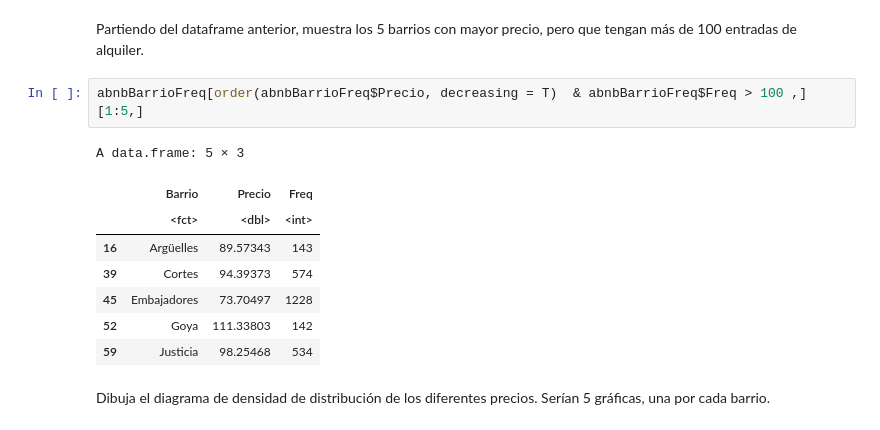
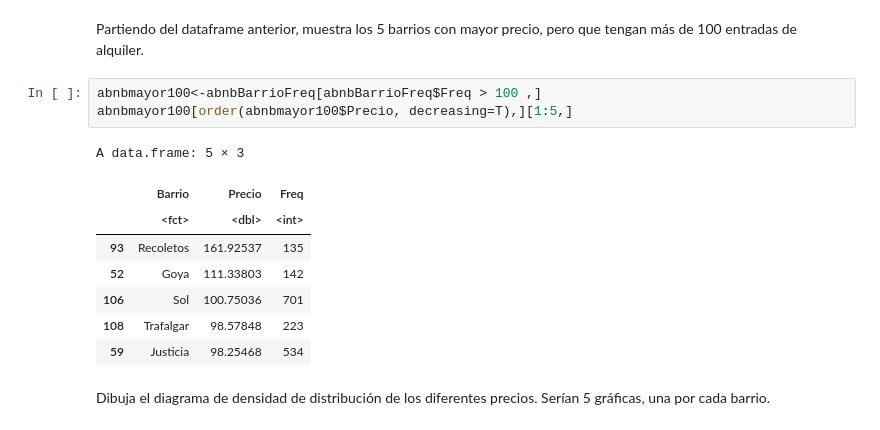
Before and after one commit to angelOlivares/estadisticaR, a Jupyter notebook: 0-PracticaFinal.ipynb, the cells around one changed output. Drawn from its saved outputs; the diff is of its cells as text.

```diff
--- a/0-PracticaFinal.ipynb
+++ b/0-PracticaFinal.ipynb
@@ -466,15 +466,16 @@ A data.frame: 5 × 3
 # %% [markdown]
 Partiendo del dataframe anterior, muestra los 5 barrios con mayor precio, pero que tengan más de 100 entradas de alquiler.
 # %%
-abnbBarrioFreq[order(abnbBarrioFreq$Precio, decreasing = T)  & abnbBarrioFreq$Freq > 100 ,][1:5,]
+abnbmayor100<-abnbBarrioFreq[abnbBarrioFreq$Freq > 100 ,]
+abnbmayor100[order(abnbmayor100$Precio, decreasing=T),][1:5,]
 # %% [output]
 A data.frame: 5 × 3
 |  | Barrio | Precio | Freq |
 |  | <fct> | <dbl> | <int> |
-| 16 | Argüelles | 89.57343 | 143 |
-| 39 | Cortes | 94.39373 | 574 |
-| 45 | Embajadores | 73.70497 | 1228 |
+| 93 | Recoletos | 161.92537 | 135 |
 | 52 | Goya | 111.33803 | 142 |
+| 106 | Sol | 100.75036 | 701 |
+| 108 | Trafalgar | 98.57848 | 223 |
 | 59 | Justicia | 98.25468 | 534 |
 # %% [markdown]
 Dibuja el diagrama de densidad de distribución de los diferentes precios. Serían 5 gráficas, una por cada barrio.
```
Also changed, not shown: parts of 10 cells of this notebook.
